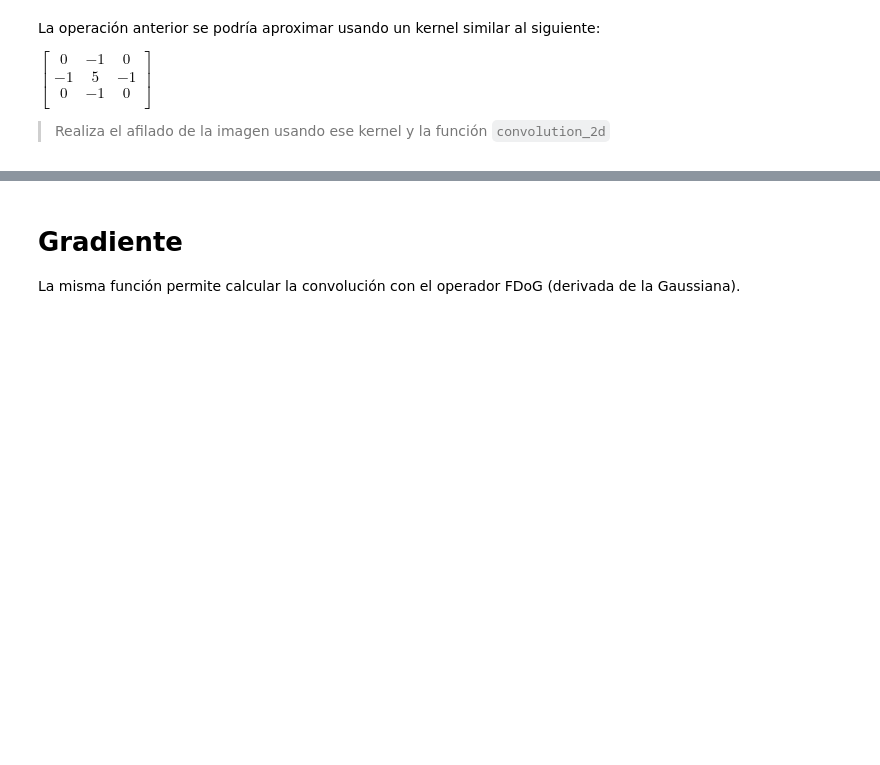
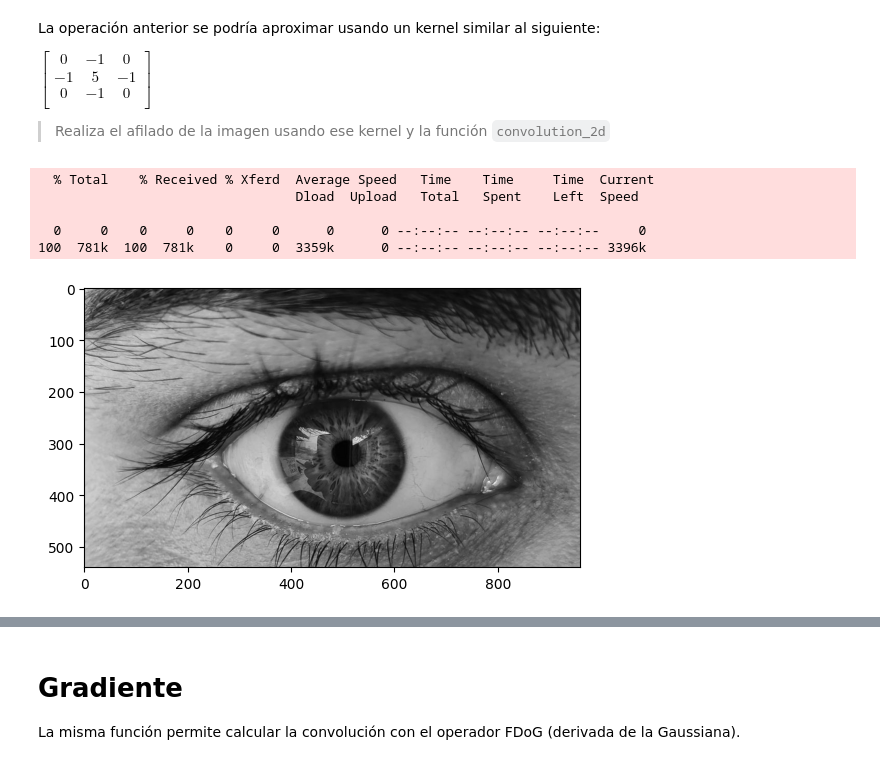
Before and after one commit to revekkadiana/Visi-n_Artificial, a Jupyter notebook: Prac04-Filtros.ipynb, the cells around one changed output, grey strips where cells are left out. Cells and saved outputs as stored; diff of their text form; code cells hidden in the pictures; blank space fills up the shorter version.

```diff
--- a/Prac04-Filtros.ipynb
+++ b/Prac04-Filtros.ipynb
@@ -179,3 +353,17 @@ $
 $
 
 > Realiza el afilado de la imagen usando ese kernel y la función `convolution_2d`
+# %%
+cv2.cvtColor(img, cv2.COLOR_RGB2GRAY)
+!curl www.atc.uniovi.es/grado/3va/prac/eye.png --output eye.jpg
+img = skimage.io.imread('eye.jpg')
+img_gray=cv2.cvtColor(img, cv2.COLOR_RGB2GRAY)
+plt.imshow(img_gray, cmap='gray')
+plt.show()
+# %% [output]
+  % Total    % Received % Xferd  Average Speed   Time    Time     Time  Current
+                                 Dload  Upload   Total   Spent    Left  Speed
+
+  0     0    0     0    0     0      0      0 --:--:-- --:--:-- --:--:--     0
+100  781k  100  781k    0     0  3359k      0 --:--:-- --:--:-- --:--:-- 3396k
+[figure, added]
```
Also changed, not shown: parts of 17 cells of this notebook.
